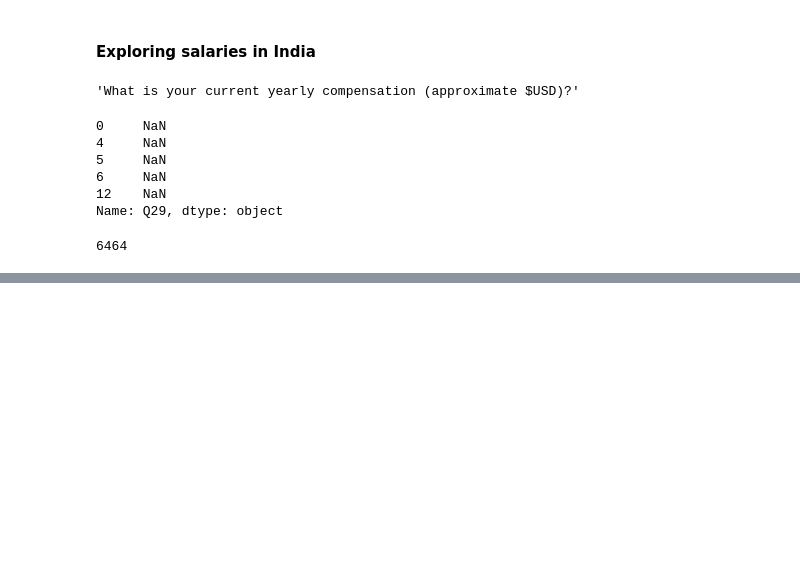
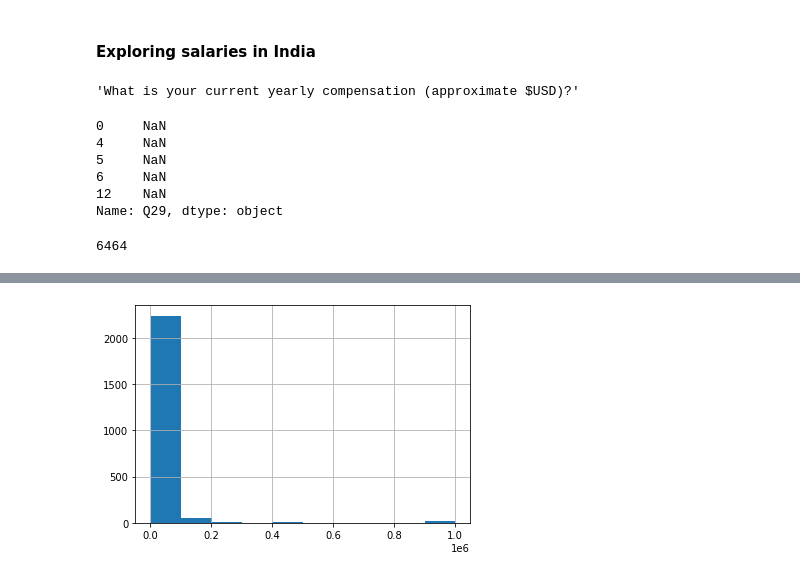
Before and after one commit to prasadposture/Kaggle-ML-and-DS-Survey, a Jupyter notebook: Kaggle ML and DS Survey 2022.ipynb, the cells around one changed output, grey strips where cells are left out. Saved outputs shown, nothing was run; the diff lists cells and outputs as text; code cells hidden in the pictures; blank space fills up the shorter version.

```diff
--- a/Kaggle ML and DS Survey 2022.ipynb
+++ b/Kaggle ML and DS Survey 2022.ipynb
@@ -338,0 +468,5 @@ India['Q29'].isna().sum()
+# %%
+India['s_max']=India['s_max'].str.replace('>','') #replacing the symbol
+India['s_max'].astype(int).hist();#plotting the histogram
+# %% [output]
+[figure, added]
```
Also changed, not shown: parts of 34 cells of this notebook.
